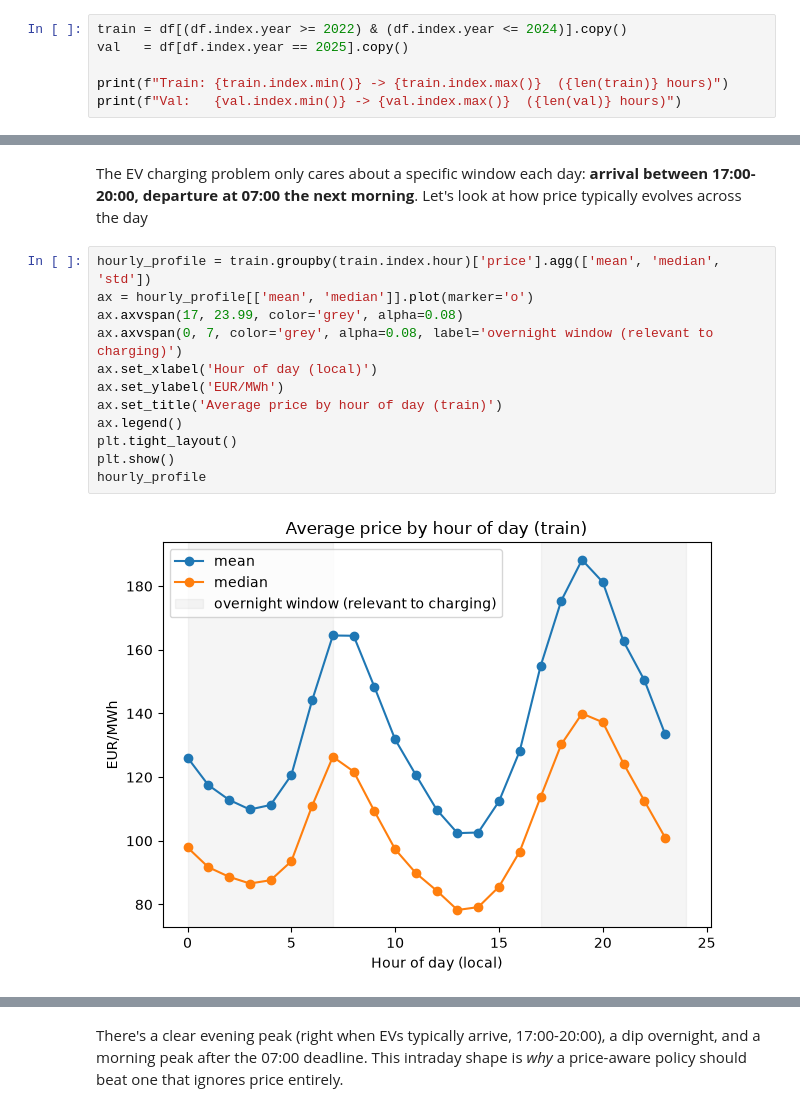
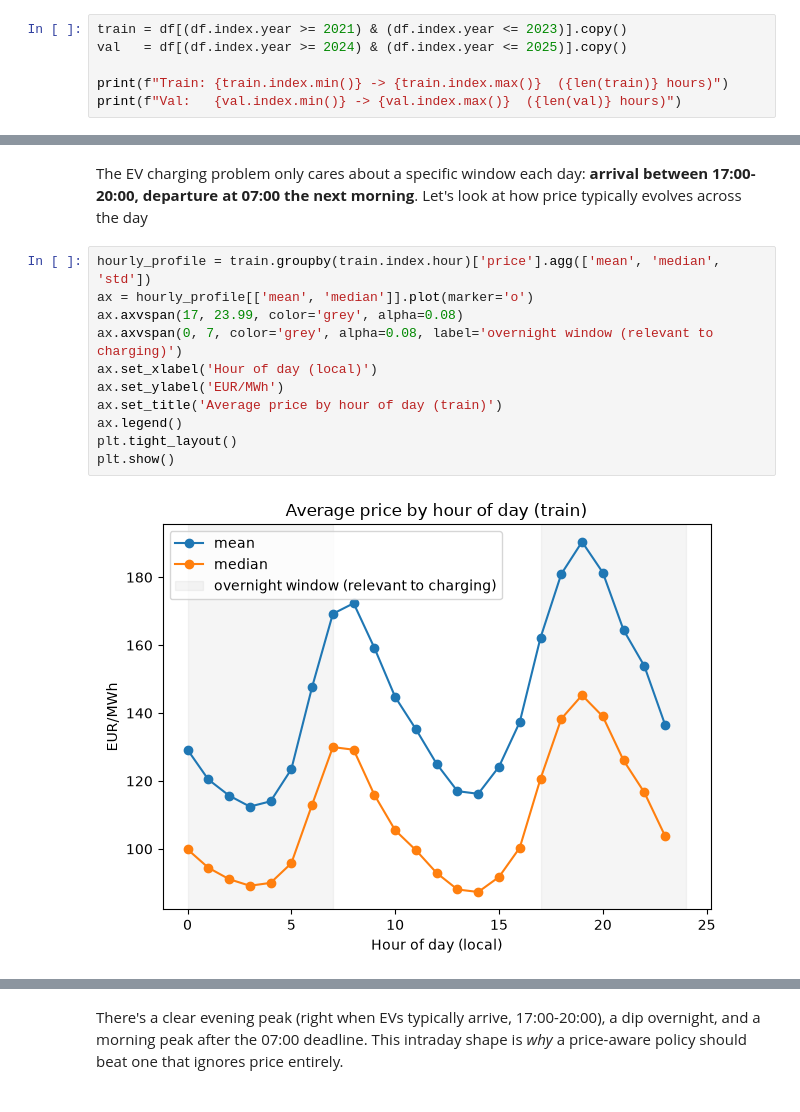
Before and after one commit to VirginiaFoschi/foschi2526, a Jupyter notebook: data/data_exploration.ipynb, the cells around one changed output, grey strips where cells are left out. Saved outputs shown, nothing was run; the diff lists cells and outputs as text.

Commit message:
adjust result plots and comments

```diff
--- a/data/data_exploration.ipynb
+++ b/data/data_exploration.ipynb
@@ -105,6 +98,6 @@ validation:
 # %%
-train = df[(df.index.year >= 2022) & (df.index.year <= 2024)].copy()
-val   = df[df.index.year == 2025].copy()
+train = df[(df.index.year >= 2021) & (df.index.year <= 2023)].copy()
+val   = df[(df.index.year >= 2024) & (df.index.year <= 2025)].copy()
 
 print(f"Train: {train.index.min()} -> {train.index.max()}  ({len(train)} hours)")
 print(f"Val:   {val.index.min()} -> {val.index.max()}  ({len(val)} hours)")
@@ -149,14 +137,13 @@ price typically evolves across the day
 # %%
 hourly_profile = train.groupby(train.index.hour)['price'].agg(['mean', 'median', 'std'])
 ax = hourly_profile[['mean', 'median']].plot(marker='o')
 ax.axvspan(17, 23.99, color='grey', alpha=0.08)
 ax.axvspan(0, 7, color='grey', alpha=0.08, label='overnight window (relevant to charging)')
 ax.set_xlabel('Hour of day (local)')
 ax.set_ylabel('EUR/MWh')
 ax.set_title('Average price by hour of day (train)')
 ax.legend()
 plt.tight_layout()
 plt.show()
-hourly_profile
 # %% [output]
-[figure, old version]
+[figure, new version]
```
Also changed, not shown: parts of 9 cells of this notebook, 15 other files.
